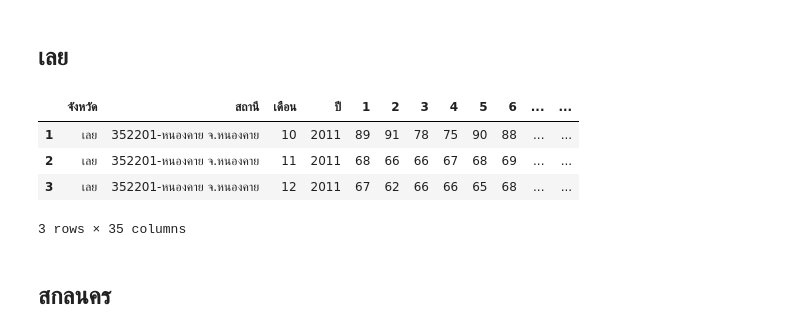
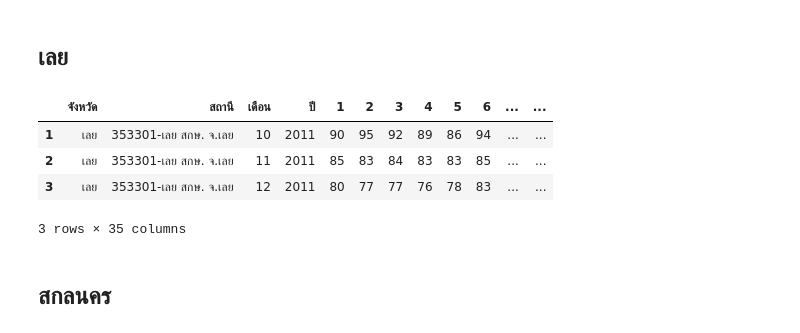
Before and after one commit to jirapat-tho/bsc_dpdm22, a Jupyter notebook: Quiz.ipynb, the cells around one changed output. Drawn from its saved outputs; the diff is of its cells as text; code cells hidden in the pictures.

```diff
--- a/Quiz.ipynb
+++ b/Quiz.ipynb
@@ -153,11 +153,12 @@ humidity_lei['เดือน'] =humidity_lei['เดือน/ปี'].dt.month
 humidity_lei['ปี'] = humidity_lei['เดือน/ปี'].dt.year
 # %%
 hum_lei = humidity_lei[['จังหวัด','สถานี','เดือน','ปี','1','2','3','4','5','6','7','8','9','10','11','12','13','14','15','16','17','18','19','20','21','22','23','24','25','26','27','28','29','30','31']]
+hum_lei.head(3)
 # %% [output]
 |  | จังหวัด | สถานี | เดือน | ปี | 1 | 2 | 3 | 4 | 5 | 6 | ... | ... |
-| 1 | เลย | 352201-หนองคาย จ.หนองคาย | 10 | 2011 | 89 | 91 | 78 | 75 | 90 | 88 | ... | ... |
-| 2 | เลย | 352201-หนองคาย จ.หนองคาย | 11 | 2011 | 68 | 66 | 66 | 67 | 68 | 69 | ... | ... |
-| 3 | เลย | 352201-หนองคาย จ.หนองคาย | 12 | 2011 | 67 | 62 | 66 | 66 | 65 | 68 | ... | ... |
+| 1 | เลย | 353301-เลย สกษ. จ.เลย | 10 | 2011 | 90 | 95 | 92 | 89 | 86 | 94 | ... | ... |
+| 2 | เลย | 353301-เลย สกษ. จ.เลย | 11 | 2011 | 85 | 83 | 84 | 83 | 83 | 85 | ... | ... |
+| 3 | เลย | 353301-เลย สกษ. จ.เลย | 12 | 2011 | 80 | 77 | 77 | 76 | 78 | 83 | ... | ... |
 3 rows × 35 columns
 # %% [markdown]
 ## สกลนคร
```
Also changed, not shown: parts of 135 cells of this notebook.
